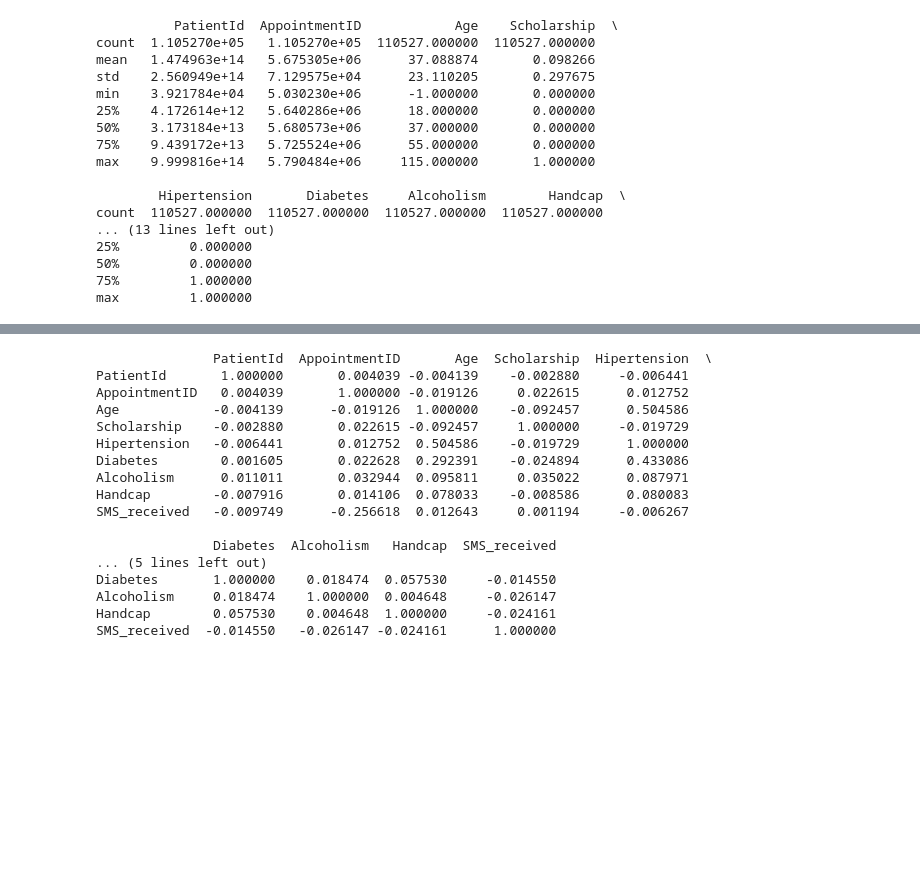
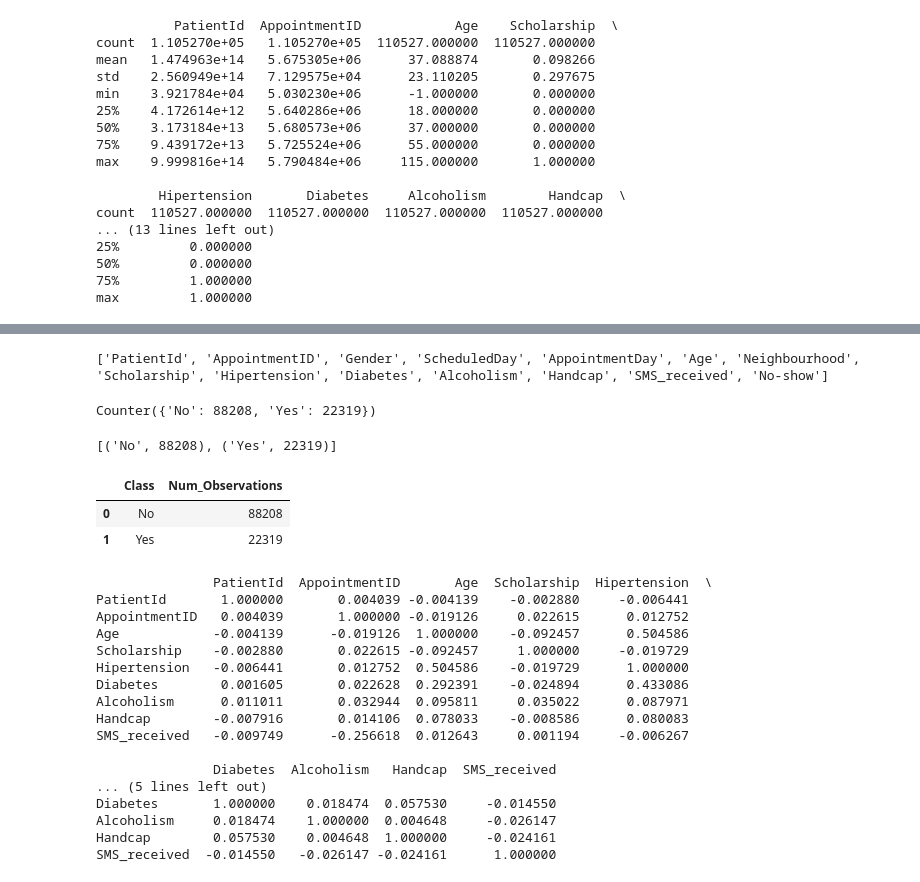
Before and after one commit to Zanale10/DATASCIENCE-101-TEST, a Jupyter notebook: MedicalNo_show_ML_model.ipynb, the cells around one changed output, grey strips where cells are left out. Saved outputs shown, nothing was run; the diff lists cells and outputs as text; code cells hidden in the pictures; blank space fills up the shorter version.

```diff
--- a/MedicalNo_show_ML_model.ipynb
+++ b/MedicalNo_show_ML_model.ipynb
@@ -189,0 +244,4 @@ max         1.000000
+# %%
+print(df.columns.tolist())
+# %% [output]
+['PatientId', 'AppointmentID', 'Gender', 'ScheduledDay', 'AppointmentDay', 'Age', 'Neighbourhood', 'Scholarship', 'Hipertension', 'Diabetes', 'Alcoholism', 'Handcap', 'SMS_received', 'No-show']
@@ -190,3 +250,22 @@ max         1.000000
+# %%
+from collections import Counter
+
+classes = Counter(df['No-show'].values)
+print(classes)
+# %% [output]
+Counter({'No': 88208, 'Yes': 22319})
+# %%
+ classes.most_common()
+# %% [output]
+[('No', 88208), ('Yes', 22319)]
+# %%
+class_dist = pd.DataFrame(classes.most_common(), columns=['Class', 'Num_Observations'])
+# %%
+class_dist
+# %% [output]
+|  | Class | Num_Observations |
+| 0 | No | 88208 |
+| 1 | Yes | 22319 |
 # %%
 import pandas as pd
 import seaborn as sns
```
Also changed, not shown: parts of 67 cells of this notebook.
